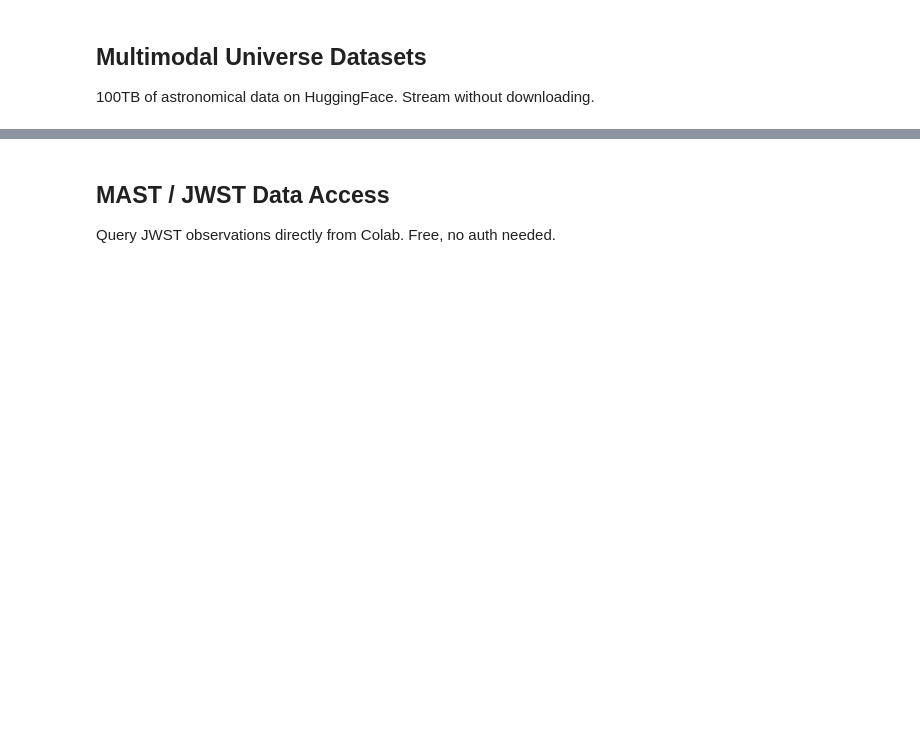
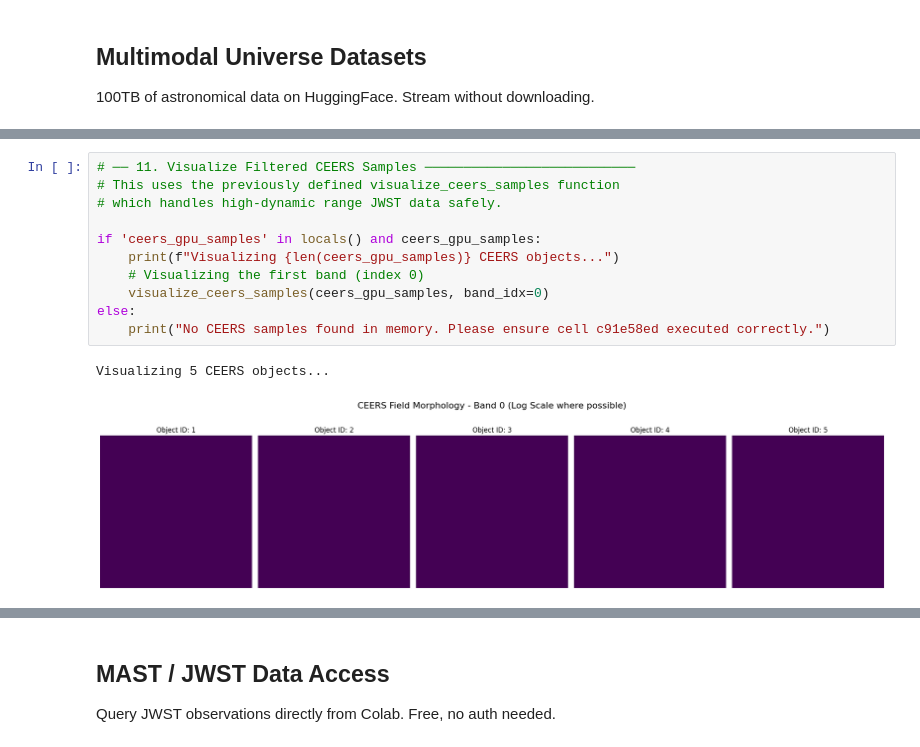
Before and after one commit to houstongolden/bigbounce, a Jupyter notebook: research/notebooks/bigbounce_gpu.ipynb, the cells around one changed output, grey strips where cells are left out. Saved outputs shown, nothing was run; the diff lists cells and outputs as text; blank space fills up the shorter version.

Commit message:
Created using Colab - major improvements so it is almost passing the full Run all - all the way up to the end of Task - Implement CEERS Filtering

```diff
--- a/research/notebooks/bigbounce_gpu.ipynb
+++ b/research/notebooks/bigbounce_gpu.ipynb
@@ -217,0 +289,14 @@ print(f'JWST CEERS sample keys: {list(sample.keys())}')
+# %%
+# ── 11. Visualize Filtered CEERS Samples ───────────────────────────
+# This uses the previously defined visualize_ceers_samples function
+# which handles high-dynamic range JWST data safely.
+
+if 'ceers_gpu_samples' in locals() and ceers_gpu_samples:
+    print(f"Visualizing {len(ceers_gpu_samples)} CEERS objects...")
+    # Visualizing the first band (index 0)
+    visualize_ceers_samples(ceers_gpu_samples, band_idx=0)
+else:
+    print("No CEERS samples found in memory. Please ensure cell c91e58ed executed correctly.")
+# %% [output]
+Visualizing 5 CEERS objects...
+[figure, added]
```
Also changed, not shown: parts of 98 cells of this notebook.
